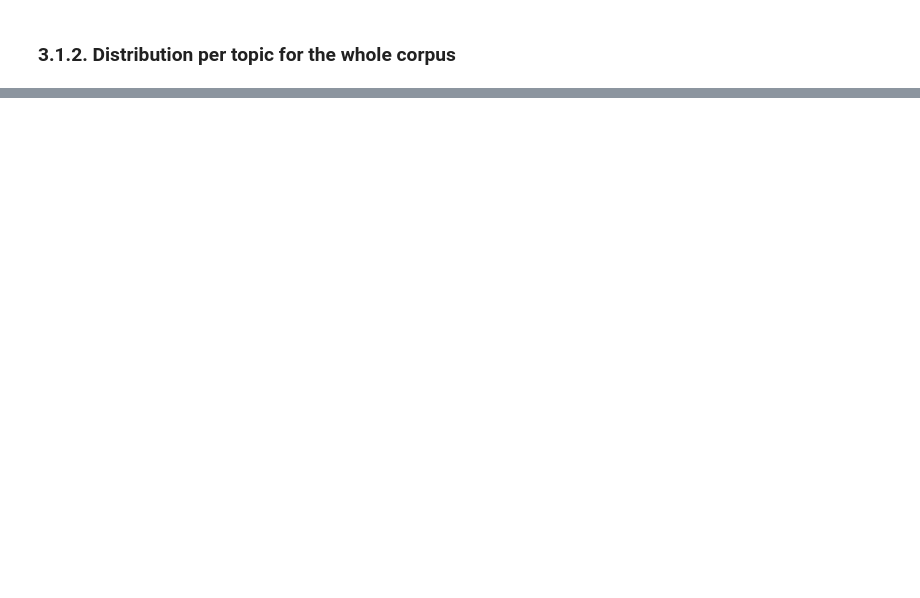
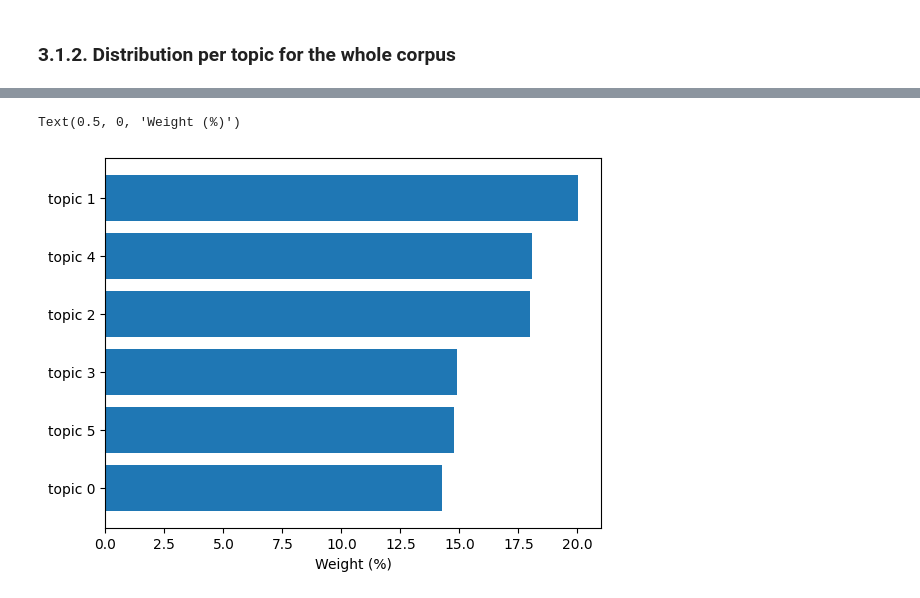
Before and after one commit to DHARPA-Project/TopicModelling-, a Jupyter notebook: topic_modelling_gensim_mallet.ipynb, the cells around one changed output, grey strips where cells are left out. Cells and saved outputs as stored; diff of their text form; code cells hidden in the pictures; blank space fills up the shorter version.

```diff
--- a/topic_modelling_gensim_mallet.ipynb
+++ b/topic_modelling_gensim_mallet.ipynb
@@ -496,0 +588,16 @@ terms: 0.008*"italiano" + 0.004*"italia" + 0.004*"roma" + 0.003*"dispaccio" + 0.
+# %%
+distribution_df_mallet = pd.DataFrame(topic_weights, columns=['weight'])
+# %%
+distribution_df_mallet['topics'] = topics
+# %%
+distribution_df_mallet['topics'] = distribution_df_mallet['topics'].apply(lambda x: f'topic {x}')
+# %%
+distribution_df_mallet = distribution_df_mallet.sort_values(by=['weight'])
+# %%
+plt.rcdefaults()
+fig, ax = plt.subplots()
+ax.barh(distribution_df_mallet['topics'], distribution_df_mallet['weight'], align='center')
+ax.set_xlabel('Weight (%)')
+# %% [output]
+Text(0.5, 0, 'Weight (%)')
+[figure, added]
```
Also changed, not shown: parts of 24 cells of this notebook.
